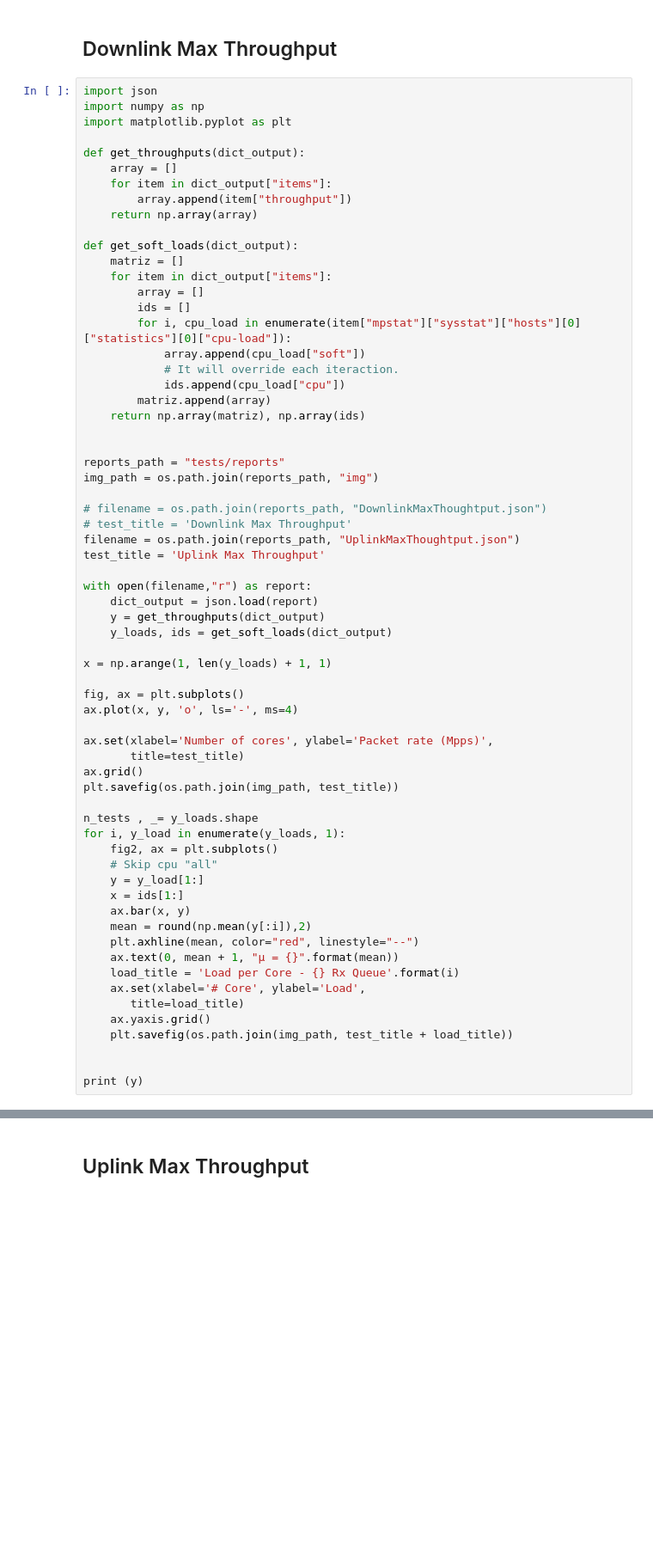
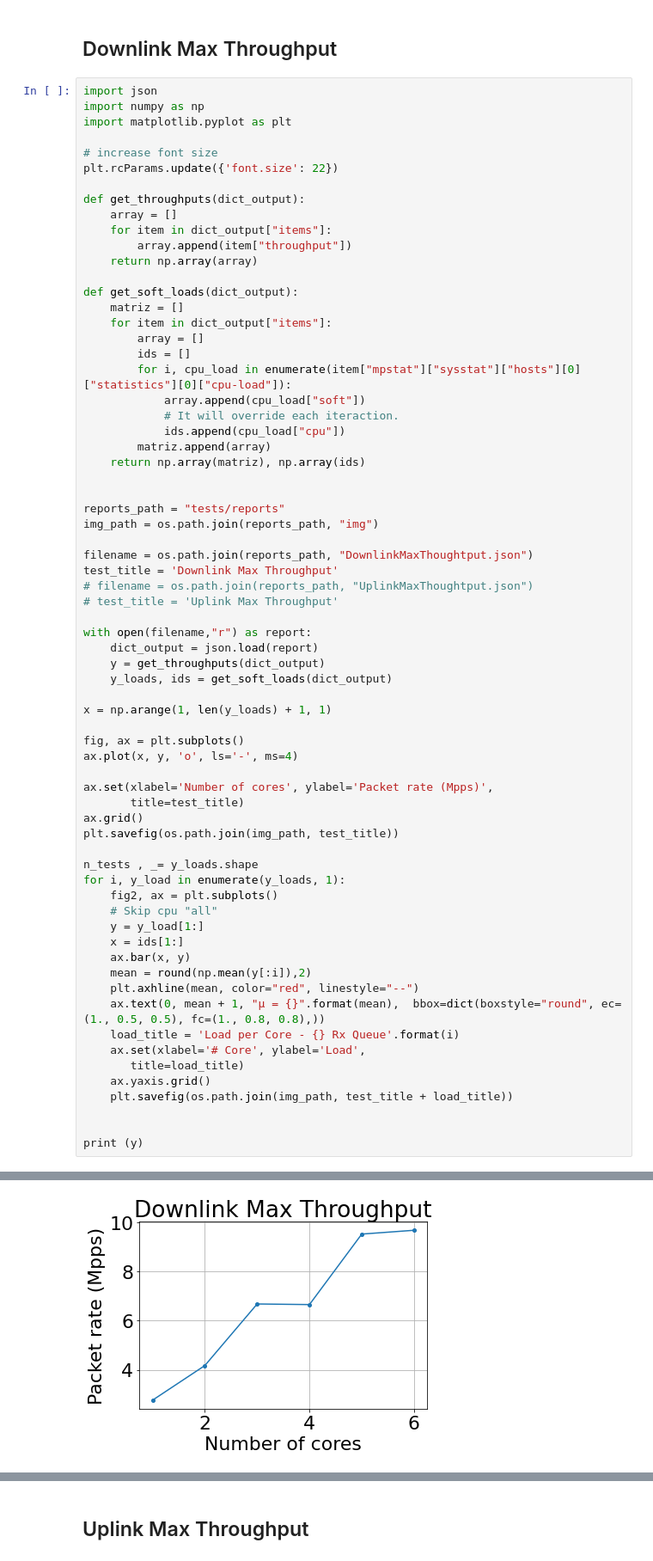
Before and after one commit to navarrothiago/upf-bpf, a Jupyter notebook: notebook.ipynb, the cells around one changed output, grey strips where cells are left out. Shown at 86% size. Cells and saved outputs as stored; diff of their text form; blank space fills up the shorter version.

Commit message:
[#39] Increase font size and put background on matplotlib graphs

```diff
--- a/notebook.ipynb
+++ b/notebook.ipynb
@@ -4,6 +4,9 @@
 import json
 import numpy as np
 import matplotlib.pyplot as plt
+
+# increase font size
+plt.rcParams.update({'font.size': 22})
 
 def get_throughputs(dict_output):
     array = []
@@ -27,10 +30,10 @@ def get_soft_loads(dict_output):
 reports_path = "tests/reports"
 img_path = os.path.join(reports_path, "img")
 
-# filename = os.path.join(reports_path, "DownlinkMaxThoughtput.json")
-# test_title = 'Downlink Max Throughput'
-filename = os.path.join(reports_path, "UplinkMaxThoughtput.json")
-test_title = 'Uplink Max Throughput'
+filename = os.path.join(reports_path, "DownlinkMaxThoughtput.json")
+test_title = 'Downlink Max Throughput'
+# filename = os.path.join(reports_path, "UplinkMaxThoughtput.json")
+# test_title = 'Uplink Max Throughput'
 
 with open(filename,"r") as report:
     dict_output = json.load(report)
@@ -56,7 +59,7 @@ for i, y_load in enumerate(y_loads, 1):
     ax.bar(x, y)
     mean = round(np.mean(y[:i]),2)
     plt.axhline(mean, color="red", linestyle="--")
-    ax.text(0, mean + 1, "μ = {}".format(mean))
+    ax.text(0, mean + 1, "μ = {}".format(mean),  bbox=dict(boxstyle="round", ec=(1., 0.5, 0.5), fc=(1., 0.8, 0.8),))
     load_title = 'Load per Core - {} Rx Queue'.format(i)
     ax.set(xlabel='# Core', ylabel='Load',
        title=load_title)
@@ -65,3 +68,4 @@ for i, y_load in enumerate(y_loads, 1):
 
 
 print (y)
+# %% [output]
@@ -67,0 +73 @@ print (y)
+[figure, added]
```
Also changed, not shown: parts of 1 cell of this notebook.
